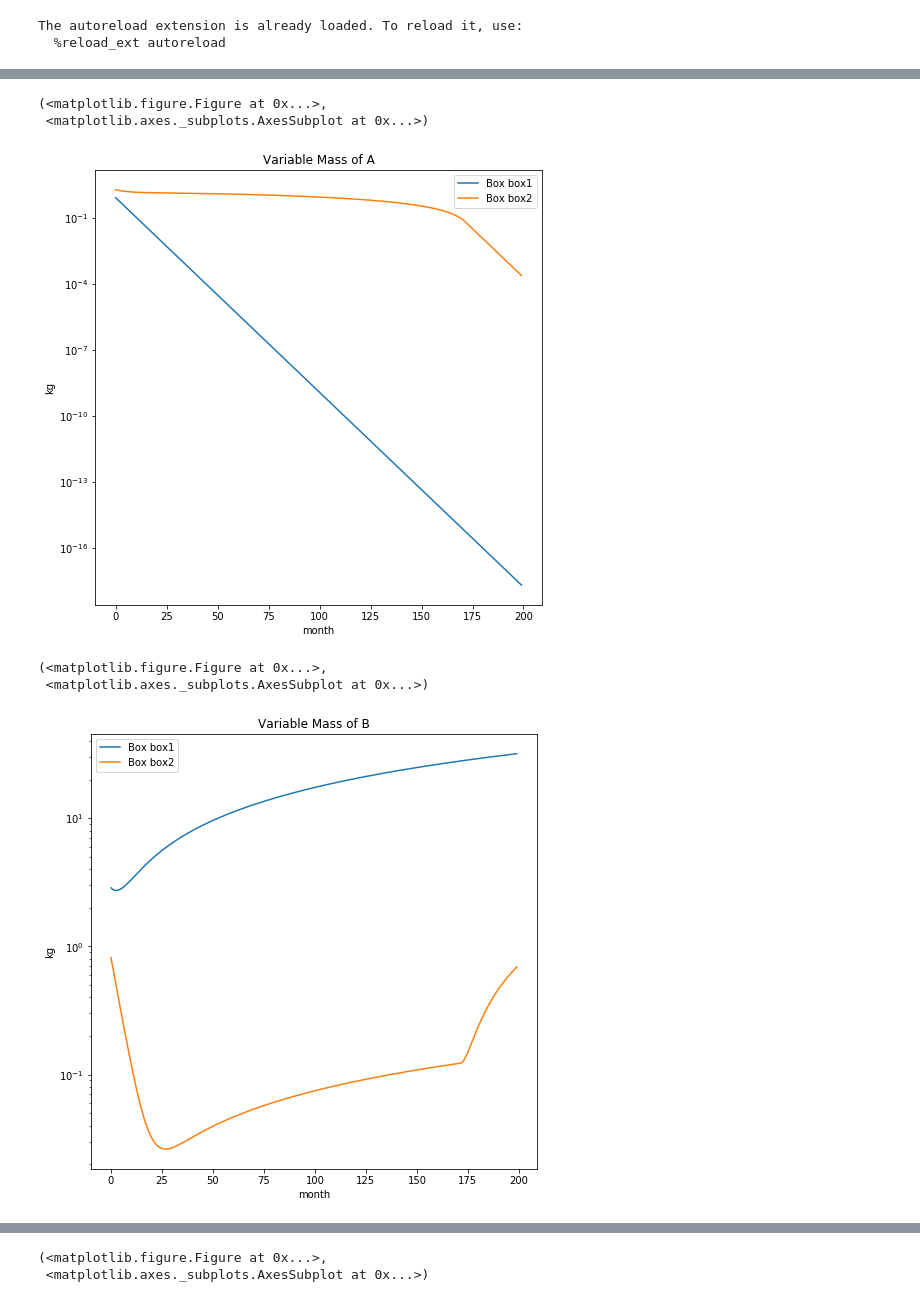
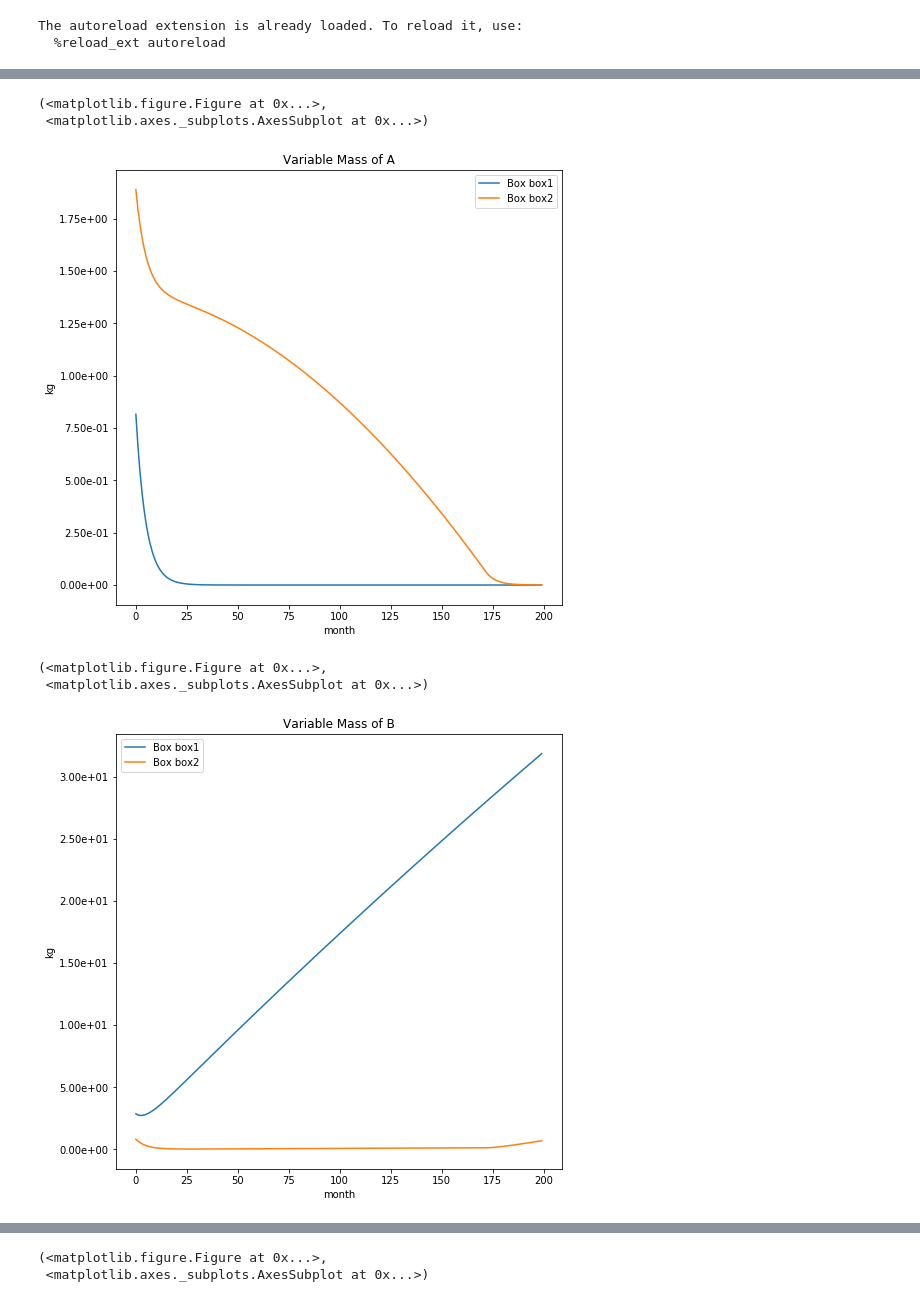
Before and after one commit to maschwanden/boxsimu, a Jupyter notebook: simulations/testing_notebooks/Simu3.ipynb, the cells around one changed output, grey strips where cells are left out. Saved outputs shown, nothing was run; the diff lists cells and outputs as text; code cells hidden in the pictures.

```diff
--- a/simulations/testing_notebooks/Simu3.ipynb
+++ b/simulations/testing_notebooks/Simu3.ipynb
@@ -69,13 +174,13 @@ Function "solve(...)" used 51.154s
 # %%
-sol.plot_variable_mass_of_all_boxes(system.variables.A)
+sol.plot_variable_mass_of_all_boxes(system.variables.A, yaxis_log=False)
 # %% [output]
 (<matplotlib.figure.Figure at 0x...>,
  <matplotlib.axes._subplots.AxesSubplot at 0x...>)
-[figure, old version]
+[figure, new version]
 # %%
-sol.plot_variable_mass_of_all_boxes(system.variables.B)
+sol.plot_variable_mass_of_all_boxes(system.variables.B, yaxis_log=False)
 # %% [output]
 (<matplotlib.figure.Figure at 0x...>,
  <matplotlib.axes._subplots.AxesSubplot at 0x...>)
-[figure, old version]
+[figure, new version]
 # %%
```
Also changed, not shown: parts of 21 cells of this notebook, 25 other files.
